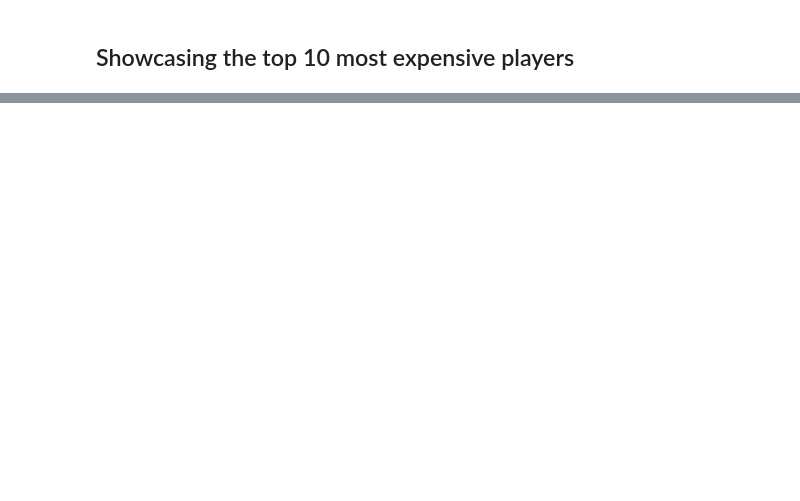
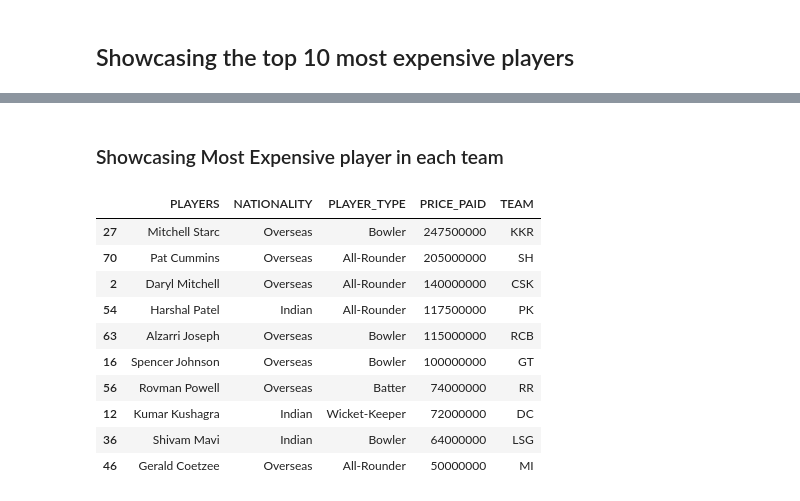
Before and after one commit to VishalDeoPrasad/IPL-2024-Player-Dataset, a Jupyter notebook: ipl-players-dataset.ipynb, the cells around one changed output, grey strips where cells are left out. Saved outputs shown, nothing was run; the diff lists cells and outputs as text; code cells hidden in the pictures; blank space fills up the shorter version.

```diff
--- a/ipl-players-dataset.ipynb
+++ b/ipl-players-dataset.ipynb
@@ -66,0 +133,16 @@ dtype: int64
+# %% [markdown]
+### Showcasing Most Expensive player in each team
+# %%
+data.loc[data.groupby(by='TEAM')['PRICE_PAID'].idxmax()].sort_values(by='PRICE_PAID', ascending=False)
+# %% [output]
+|  | PLAYERS | NATIONALITY | PLAYER_TYPE | PRICE_PAID | TEAM |
+| 27 | Mitchell Starc | Overseas | Bowler | 247500000 | KKR |
+| 70 | Pat Cummins | Overseas | All-Rounder | 205000000 | SH |
+| 2 | Daryl Mitchell | Overseas | All-Rounder | 140000000 | CSK |
+| 54 | Harshal Patel | Indian | All-Rounder | 117500000 | PK |
+| 63 | Alzarri Joseph | Overseas | Bowler | 115000000 | RCB |
+| 16 | Spencer Johnson | Overseas | Bowler | 100000000 | GT |
+| 56 | Rovman Powell | Overseas | Batter | 74000000 | RR |
+| 12 | Kumar Kushagra | Indian | Wicket-Keeper | 72000000 | DC |
+| 36 | Shivam Mavi | Indian | Bowler | 64000000 | LSG |
+| 46 | Gerald Coetzee | Overseas | All-Rounder | 50000000 | MI |
```
Also changed, not shown: parts of 35 cells of this notebook.
